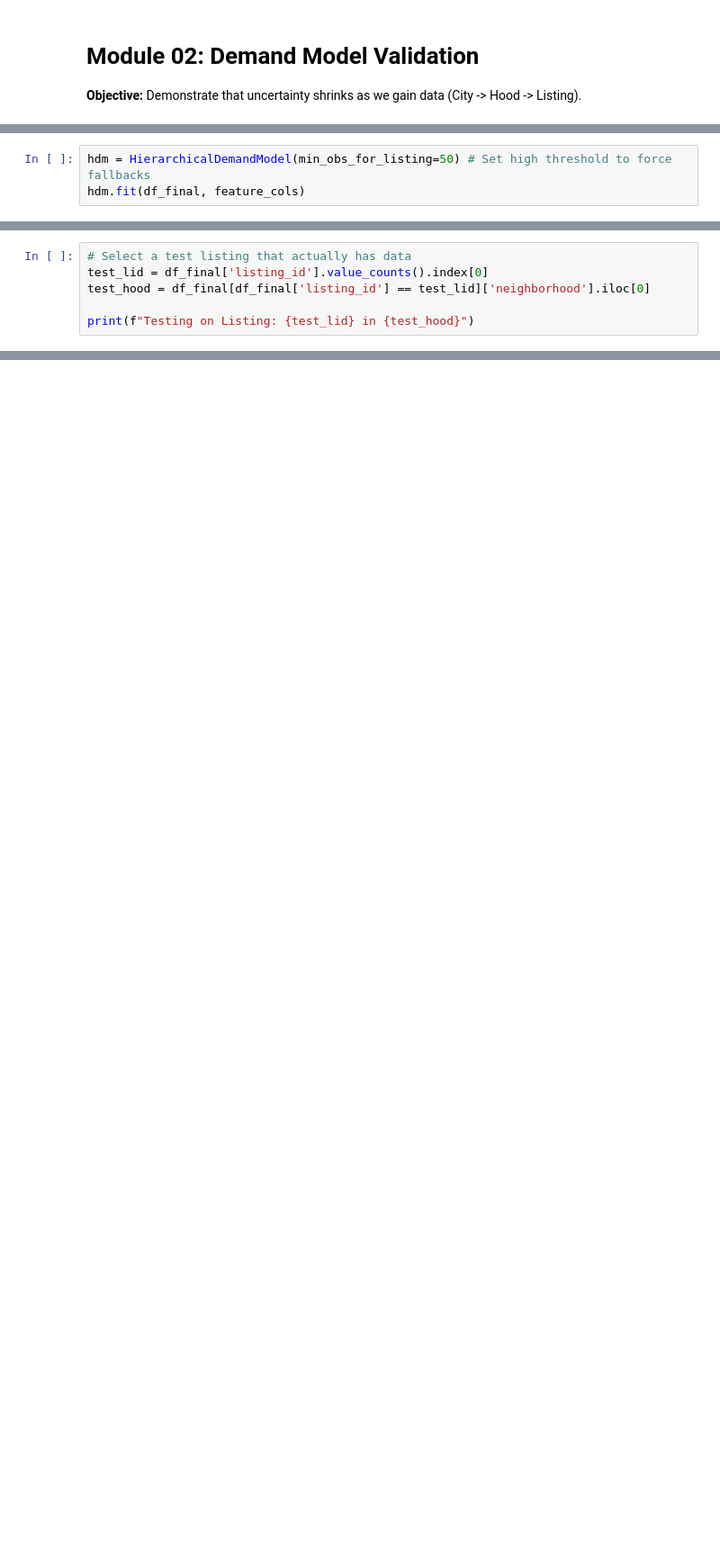
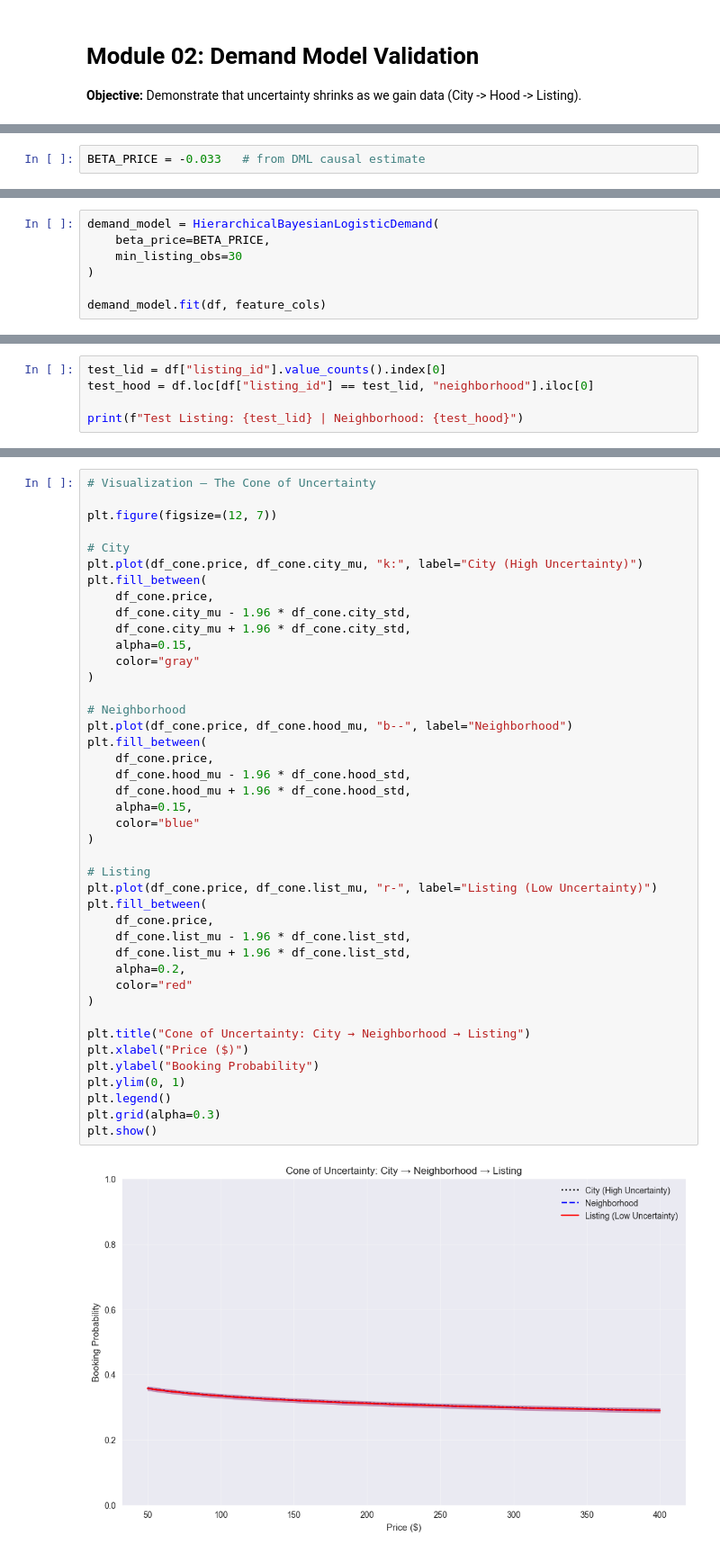
Before and after one commit to amriteshp2000/Dynamic-Pricing-Engine, a Jupyter notebook: notebooks/demand_modeling.ipynb, the cells around one changed output, grey strips where cells are left out. Shown at 90% size. Drawn from its saved outputs; the diff is of its cells as text; blank space fills up the shorter version.

```diff
--- a/notebooks/demand_modeling.ipynb
+++ b/notebooks/demand_modeling.ipynb
@@ -46,3 +59,0 @@ We train the system on the full dataset.
-# %%
-hdm = HierarchicalDemandModel(min_obs_for_listing=50) # Set high threshold to force fallbacks
-hdm.fit(df_final, feature_cols)
@@ -48,0 +62,2 @@ hdm.fit(df_final, feature_cols)
+# %%
+BETA_PRICE = -0.033   # from DML causal estimate
@@ -49,2 +66,9 @@ hdm.fit(df_final, feature_cols)
+# %%
+demand_model = HierarchicalBayesianLogisticDemand(
+    beta_price=BETA_PRICE,
+    min_listing_obs=30
+)
+
+demand_model.fit(df, feature_cols)
 # %% [markdown]
 ## 3. The "Cone of Uncertainty" Test
@@ -55,7 +88,6 @@ We will pick a specific listing and simulate 3 scenarios:
 # %%
-# Select a test listing that actually has data
-test_lid = df_final['listing_id'].value_counts().index[0]
-test_hood = df_final[df_final['listing_id'] == test_lid]['neighborhood'].iloc[0]
+test_lid = df["listing_id"].value_counts().index[0]
+test_hood = df.loc[df["listing_id"] == test_lid, "neighborhood"].iloc[0]
 
-print(f"Testing on Listing: {test_lid} in {test_hood}")
+print(f"Test Listing: {test_lid} | Neighborhood: {test_hood}")
 # %% [output]
@@ -96,0 +142,44 @@ df_res = pd.DataFrame(results)
+# %%
+# Visualization — The Cone of Uncertainty
+
+plt.figure(figsize=(12, 7))
+
+# City
+plt.plot(df_cone.price, df_cone.city_mu, "k:", label="City (High Uncertainty)")
+plt.fill_between(
+    df_cone.price,
+    df_cone.city_mu - 1.96 * df_cone.city_std,
+    df_cone.city_mu + 1.96 * df_cone.city_std,
+    alpha=0.15,
+    color="gray"
+)
+
+# Neighborhood
+plt.plot(df_cone.price, df_cone.hood_mu, "b--", label="Neighborhood")
+plt.fill_between(
+    df_cone.price,
+    df_cone.hood_mu - 1.96 * df_cone.hood_std,
+    df_cone.hood_mu + 1.96 * df_cone.hood_std,
+    alpha=0.15,
+    color="blue"
+)
+
+# Listing
+plt.plot(df_cone.price, df_cone.list_mu, "r-", label="Listing (Low Uncertainty)")
+plt.fill_between(
+    df_cone.price,
+    df_cone.list_mu - 1.96 * df_cone.list_std,
+    df_cone.list_mu + 1.96 * df_cone.list_std,
+    alpha=0.2,
+    color="red"
+)
+
+plt.title("Cone of Uncertainty: City → Neighborhood → Listing")
+plt.xlabel("Price ($)")
+plt.ylabel("Booking Probability")
+plt.ylim(0, 1)
+plt.legend()
+plt.grid(alpha=0.3)
+plt.show()
+# %% [output]
+[figure, added]
```
Also changed, not shown: parts of 33 cells of this notebook, 6 other files.
